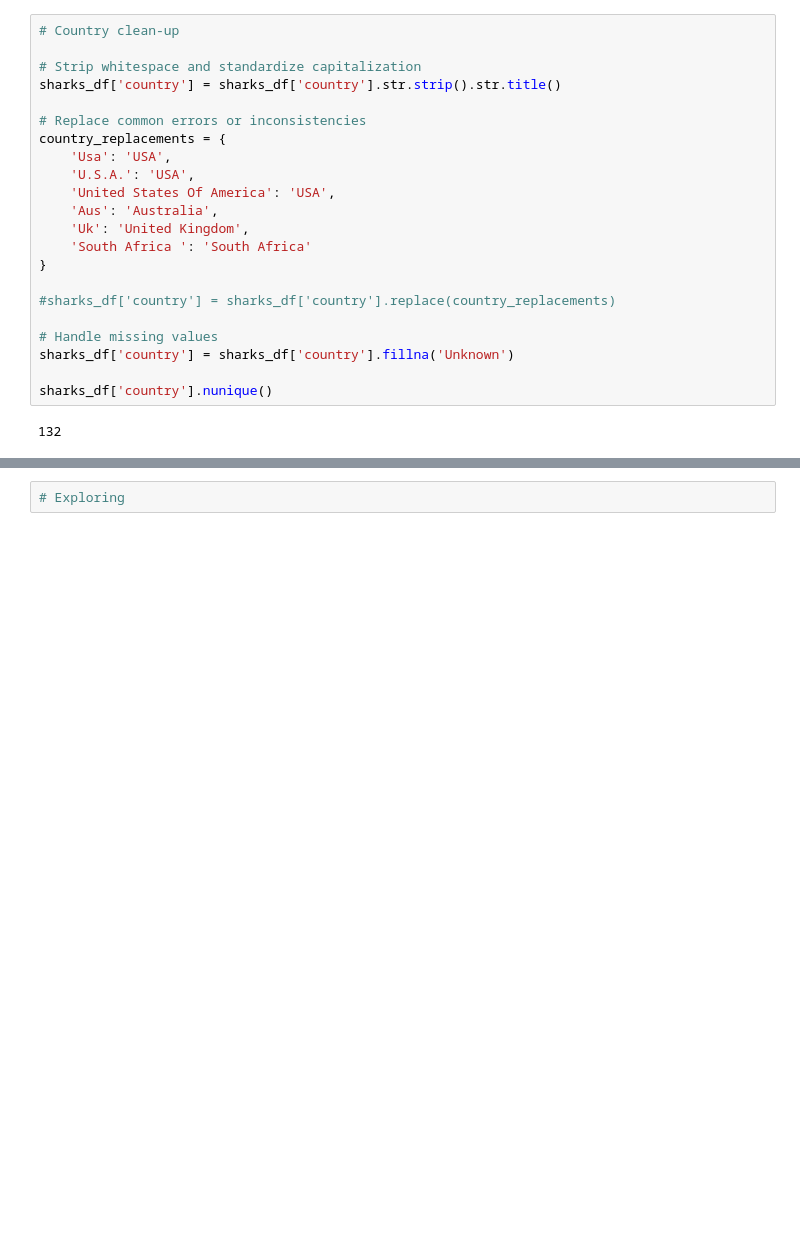
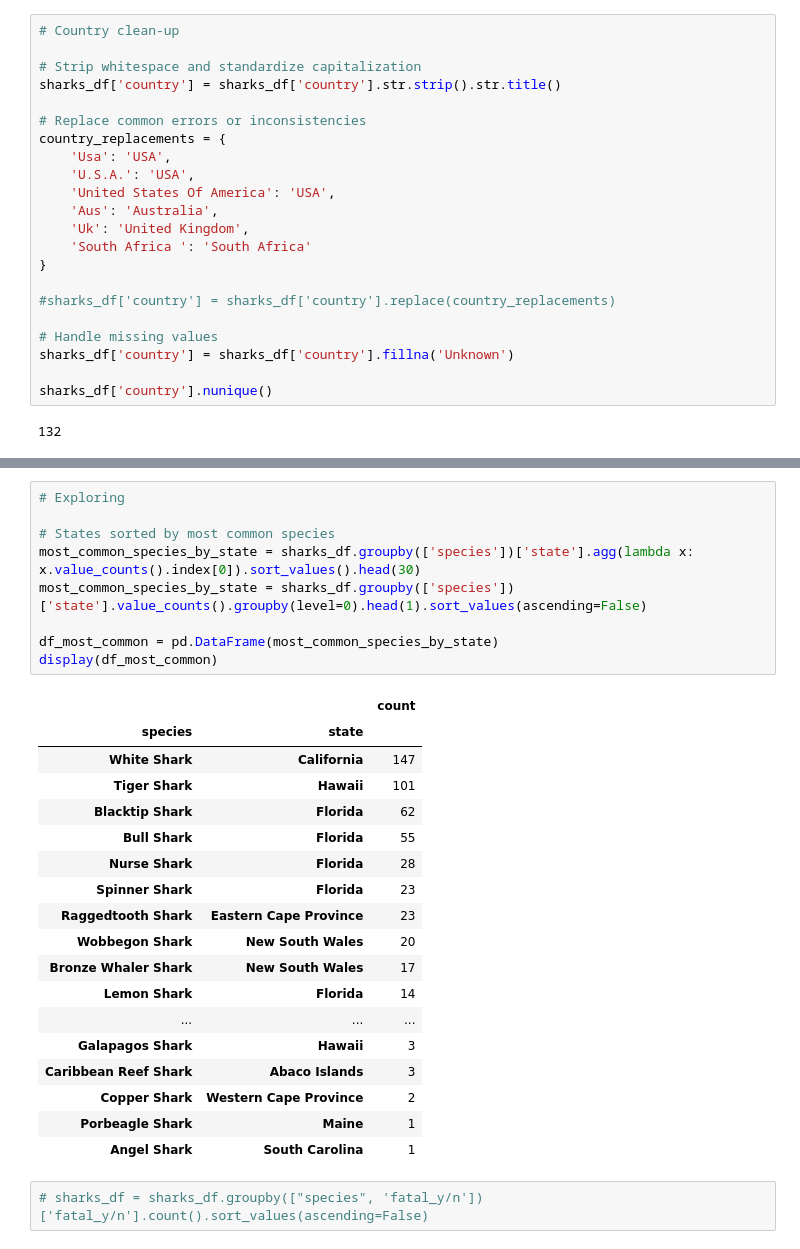
Before and after one commit to estebanba/mini-project-sharks, a Jupyter notebook: main.ipynb, the cells around one changed output, grey strips where cells are left out. Cells and saved outputs as stored; diff of their text form; blank space fills up the shorter version.

```diff
--- a/main.ipynb
+++ b/main.ipynb
@@ -268,5 +276,33 @@ sharks_df
 | 1354 | 3448 | 4043 | 1970-01-01 | 1971 | Unprovoked | Australia | South Australia | Southport | Surfing | N | White Shark | ... |
 | 1355 | 3457 | 4063 | 1970-06-15 | 1970 | Provoked | South Africa | KwaZulu-Natal | NaN | Scuba Diving | N | Raggedtooth Shark | ... |
 1356 rows × 14 columns
-# %%
-# Exploring
+# %%
+# Exploring
+
+# States sorted by most common species
+most_common_species_by_state = sharks_df.groupby(['species'])['state'].agg(lambda x: x.value_counts().index[0]).sort_values().head(30)
+most_common_species_by_state = sharks_df.groupby(['species'])['state'].value_counts().groupby(level=0).head(1).sort_values(ascending=False)
+
+df_most_common = pd.DataFrame(most_common_species_by_state)
+display(df_most_common)
+# %% [output]
+|  |  | count |
+| species | state |  |
+| White Shark | California | 147 |
+| Tiger Shark | Hawaii | 101 |
+| Blacktip Shark | Florida | 62 |
+| Bull Shark | Florida | 55 |
+| Nurse Shark | Florida | 28 |
+| Spinner Shark | Florida | 23 |
+| Raggedtooth Shark | Eastern Cape Province | 23 |
+| Wobbegon Shark | New South Wales | 20 |
+| Bronze Whaler Shark | New South Wales | 17 |
+| Lemon Shark | Florida | 14 |
+| ... | ... | ... |
+| Galapagos Shark | Hawaii | 3 |
+| Caribbean Reef Shark | Abaco Islands | 3 |
+| Copper Shark | Western Cape Province | 2 |
+| Porbeagle Shark | Maine | 1 |
+| Angel Shark | South Carolina | 1 |
+# %%
+# sharks_df = sharks_df.groupby(["species", 'fatal_y/n'])['fatal_y/n'].count().sort_values(ascending=False)
```
Also changed, not shown: parts of 9 cells of this notebook, 1 other file.
